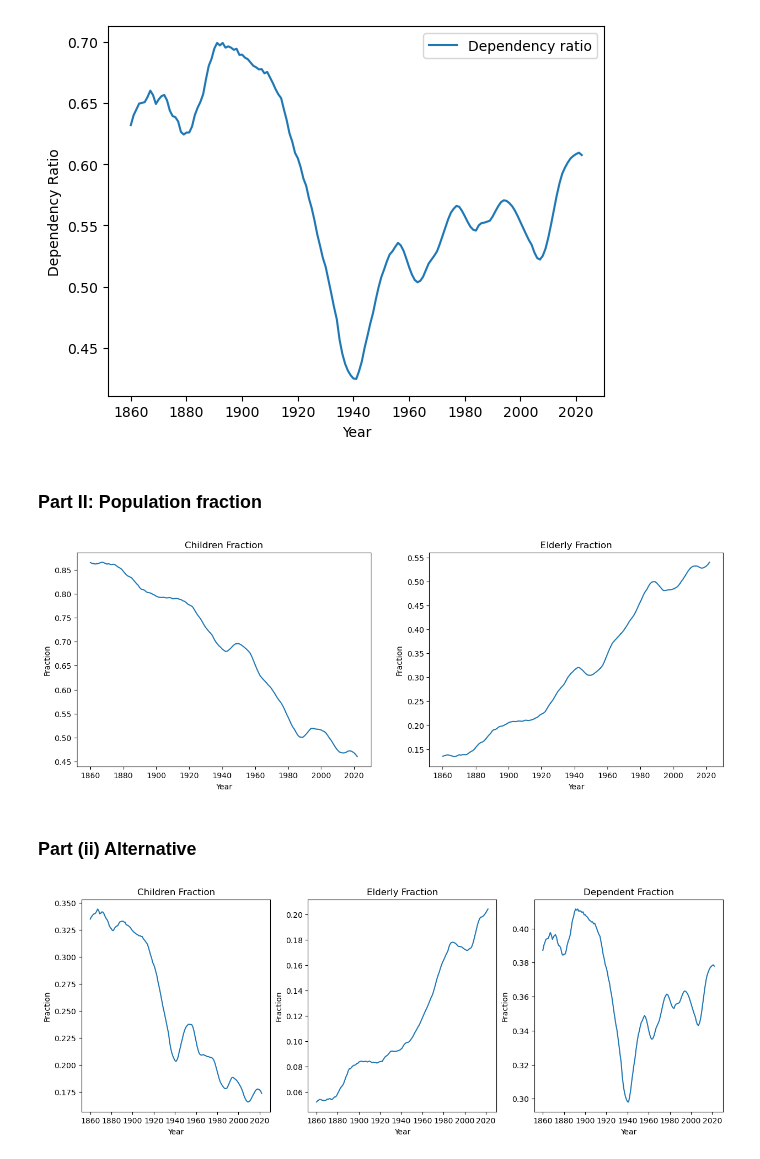
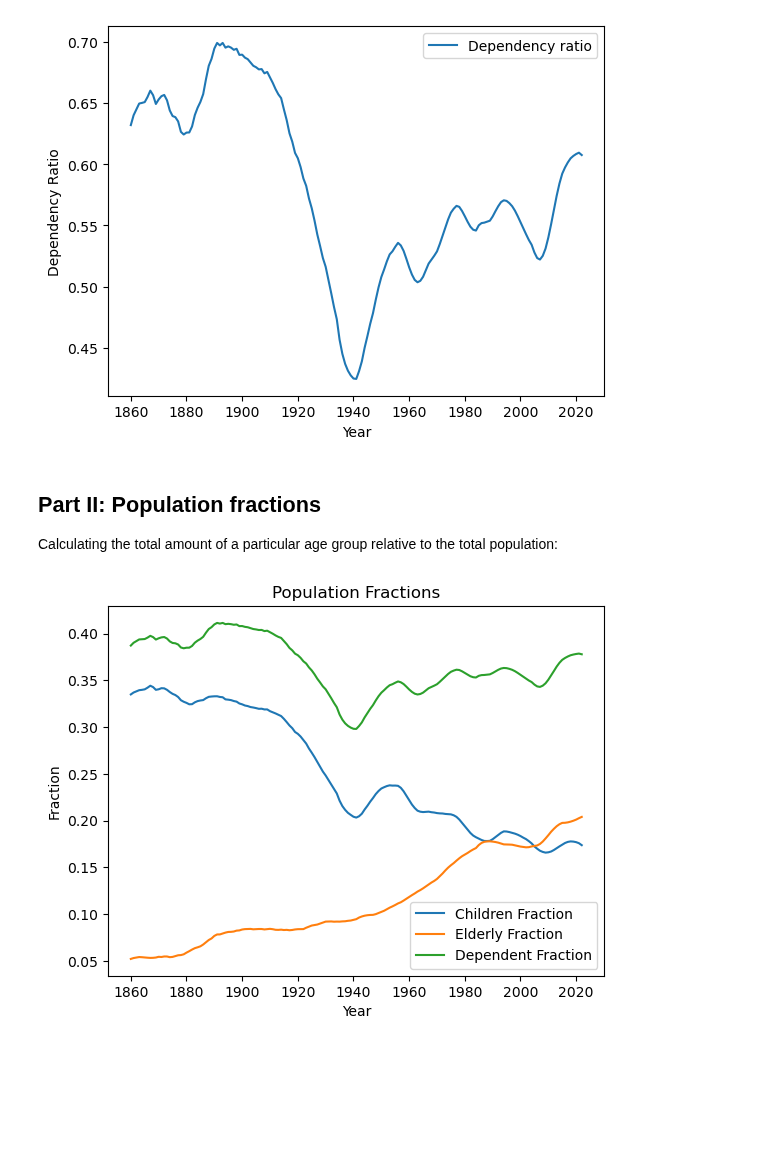
Before and after one commit to GiacomoGuidotto/DAT565, a Jupyter notebook: assignment-1/assignment-1.ipynb, the cells around one changed output. Drawn from its saved outputs; the diff is of its cells as text; code cells hidden in the pictures; blank space fills up the shorter version.

Commit message:
feat: finalize part II

```diff
--- a/assignment-1/assignment-1.ipynb
+++ b/assignment-1/assignment-1.ipynb
@@ -146,4 +64,6 @@ plt.savefig("dependency_ratio.png")
 # %% [output]
 [figure]
 # %% [markdown]
-### Part II: Population fraction
+## Part II: Population fractions
+
+Calculating the total amount of a particular age group relative to the total population:
@@ -153,42 +70,19 @@ elderly_fraction = elderly_count / dependent_sum
-# %%
-fig, ax = plt.subplots(1, 2, figsize=(15, 5))
-ax[0].plot(children_fraction)
-ax[0].set_title('Children Fraction')
-ax[0].set_xlabel('Year')
-ax[0].set_ylabel('Fraction')
-ax[0].set_xticks(range(0, len(children_fraction), 20))
-ax[1].plot(elderly_fraction)
-ax[1].set_title('Elderly Fraction')
-ax[1].set_xlabel('Year')
-ax[1].set_ylabel('Fraction')
-ax[1].set_xticks(range(0, len(elderly_fraction), 20))
-plt.show()
-# %% [output]
-[figure, removed]
-# %% [markdown]
-### Part (ii) Alternative
 # %%
-total_sum = age_df.sum()
-children_fraction = children_count / total_sum
-elderly_fraction = elderly_count / total_sum
-dependent_fraction = dependent_sum / total_sum
+total_count = age_df.sum()
+children_fraction = children_count / total_count
+elderly_fraction = elderly_count / total_count
+dependent_fraction = dependent_sum / total_count
 # %%
-fig, ax = plt.subplots(1, 3, figsize=(15, 5))
-ax[0].plot(children_fraction)
-ax[0].set_title('Children Fraction')
-ax[0].set_xlabel('Year')
-ax[0].set_ylabel('Fraction')
-ax[0].set_xticks(range(0, len(children_fraction), 20))
-ax[1].plot(elderly_fraction)
-ax[1].set_title('Elderly Fraction')
-ax[1].set_xlabel('Year')
-ax[1].set_ylabel('Fraction')
-ax[1].set_xticks(range(0, len(elderly_fraction), 20))
-ax[2].plot(dependent_fraction)
-ax[2].set_title('Dependent Fraction')
-ax[2].set_xlabel('Year')
-ax[2].set_ylabel('Fraction')
-ax[2].set_xticks(range(0, len(dependent_fraction), 20))
-plt.show()
+fig, ax = plt.subplots()
+ax.plot(children_fraction, label="Children Fraction")
+ax.plot(elderly_fraction, label="Elderly Fraction")
+ax.plot(dependent_fraction, label="Dependent Fraction")
+ax.set_title('Population Fractions')
+ax.set_xlabel('Year')
+ax.set_ylabel('Fraction')
+ax.set_xticks(range(0, len(children_fraction), 20))
+ax.legend()
+
+plt.savefig("population_fractions.png")
 # %% [output]
-[figure, old version]
+[figure, new version]
```
Also changed, not shown: parts of 11 cells of this notebook, 2 other files.
